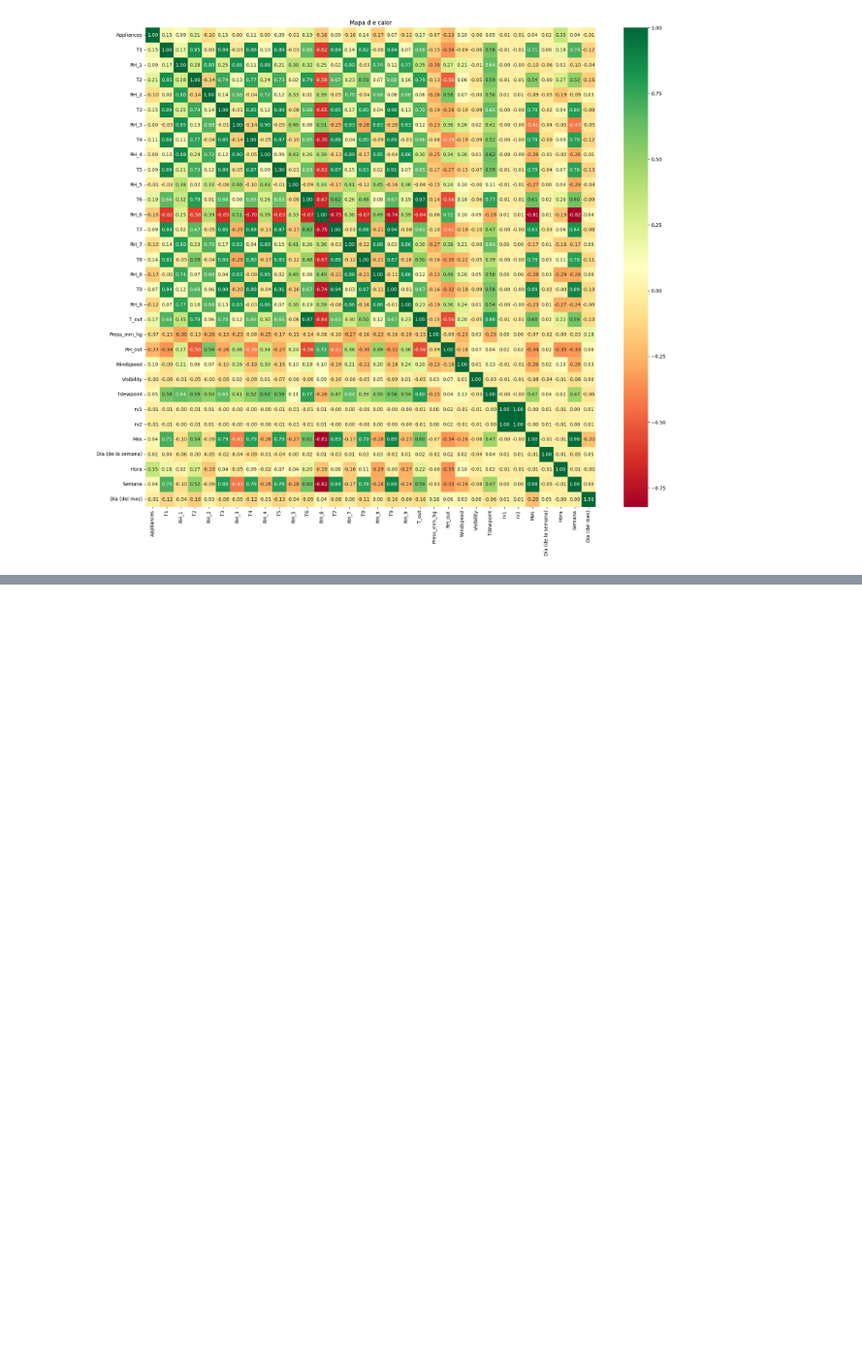
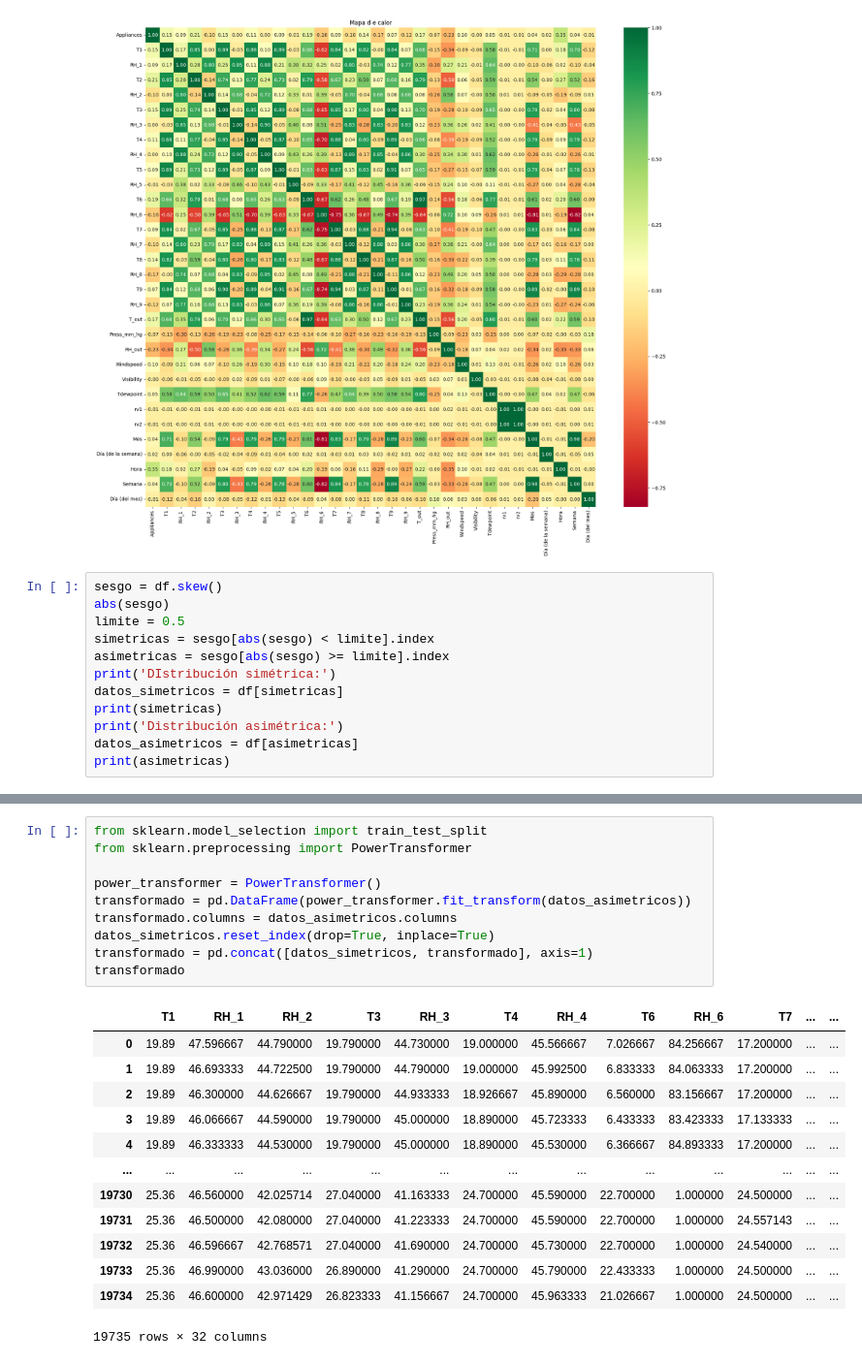
Before and after one commit to Dern965/ProyectoDaad, a Jupyter notebook: Proyecto.ipynb, the cells around one changed output, grey strips where cells are left out. Shown at 97% size. Saved outputs shown, nothing was run; the diff lists cells and outputs as text; blank space fills up the shorter version.

```diff
--- a/Proyecto.ipynb
+++ b/Proyecto.ipynb
@@ -262,3 +262,15 @@ plt.title("Mapa d e calor")
 plt.show()
 # %% [output]
 [figure]
+# %%
+sesgo = df.skew()
+abs(sesgo)
+limite = 0.5
+simetricas = sesgo[abs(sesgo) < limite].index
+asimetricas = sesgo[abs(sesgo) >= limite].index
+print('DIstribución simétrica:')
+datos_simetricos = df[simetricas]
+print(simetricas)
+print('Distribución asimétrica:')
+datos_asimetricos = df[asimetricas]
+print(asimetricas)
@@ -264,0 +286,24 @@ plt.show()
+# %%
+from sklearn.model_selection import train_test_split
+from sklearn.preprocessing import PowerTransformer
+
+power_transformer = PowerTransformer()
+transformado = pd.DataFrame(power_transformer.fit_transform(datos_asimetricos))
+transformado.columns = datos_asimetricos.columns
+datos_simetricos.reset_index(drop=True, inplace=True)
+transformado = pd.concat([datos_simetricos, transformado], axis=1)
+transformado
+# %% [output]
+|  | T1 | RH_1 | RH_2 | T3 | RH_3 | T4 | RH_4 | T6 | RH_6 | T7 | ... | ... |
+| 0 | 19.89 | 47.596667 | 44.790000 | 19.790000 | 44.730000 | 19.000000 | 45.566667 | 7.026667 | 84.256667 | 17.200000 | ... | ... |
+| 1 | 19.89 | 46.693333 | 44.722500 | 19.790000 | 44.790000 | 19.000000 | 45.992500 | 6.833333 | 84.063333 | 17.200000 | ... | ... |
+| 2 | 19.89 | 46.300000 | 44.626667 | 19.790000 | 44.933333 | 18.926667 | 45.890000 | 6.560000 | 83.156667 | 17.200000 | ... | ... |
+| 3 | 19.89 | 46.066667 | 44.590000 | 19.790000 | 45.000000 | 18.890000 | 45.723333 | 6.433333 | 83.423333 | 17.133333 | ... | ... |
+| 4 | 19.89 | 46.333333 | 44.530000 | 19.790000 | 45.000000 | 18.890000 | 45.530000 | 6.366667 | 84.893333 | 17.200000 | ... | ... |
+| ... | ... | ... | ... | ... | ... | ... | ... | ... | ... | ... | ... | ... |
+| 19730 | 25.36 | 46.560000 | 42.025714 | 27.040000 | 41.163333 | 24.700000 | 45.590000 | 22.700000 | 1.000000 | 24.500000 | ... | ... |
+| 19731 | 25.36 | 46.500000 | 42.080000 | 27.040000 | 41.223333 | 24.700000 | 45.590000 | 22.700000 | 1.000000 | 24.557143 | ... | ... |
+| 19732 | 25.36 | 46.596667 | 42.768571 | 27.040000 | 41.690000 | 24.700000 | 45.730000 | 22.700000 | 1.000000 | 24.540000 | ... | ... |
+| 19733 | 25.36 | 46.990000 | 43.036000 | 26.890000 | 41.290000 | 24.700000 | 45.790000 | 22.433333 | 1.000000 | 24.500000 | ... | ... |
+| 19734 | 25.36 | 46.600000 | 42.971429 | 26.823333 | 41.156667 | 24.700000 | 45.963333 | 21.026667 | 1.000000 | 24.500000 | ... | ... |
+19735 rows × 32 columns
```
Also changed, not shown: parts of 2 cells of this notebook.
